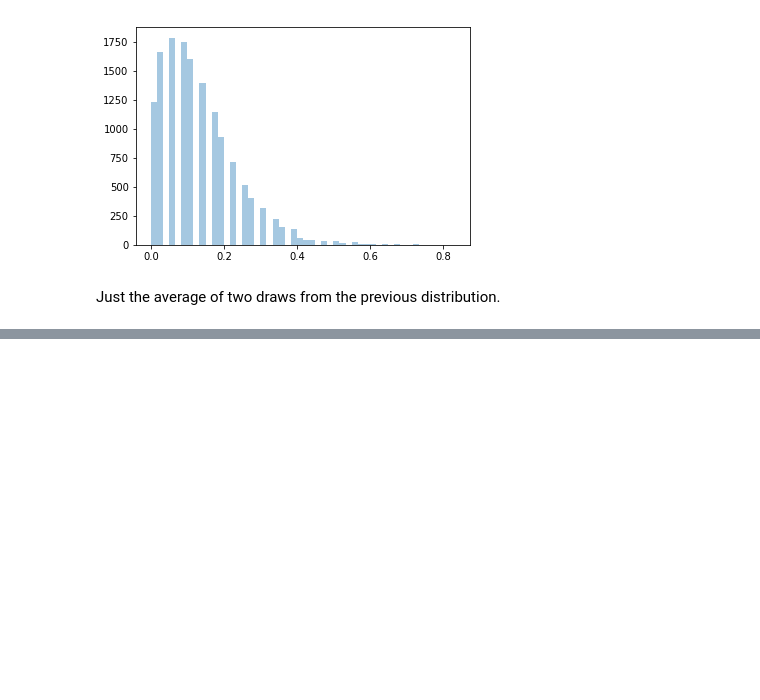
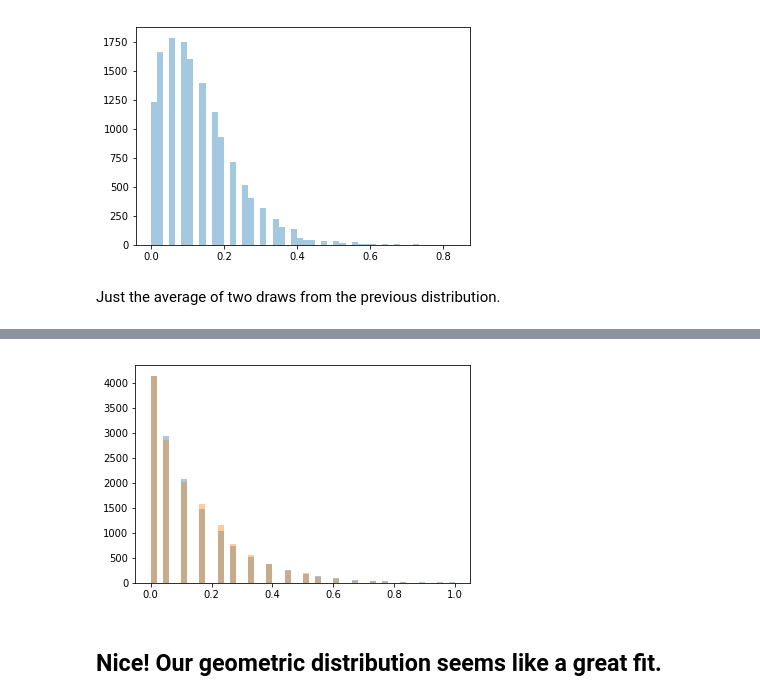
Before and after one commit to pmckenz1/giddy, a Jupyter notebook: notebooks/rf_compare.ipynb, the cells around one changed output, grey strips where cells are left out. Drawn from its saved outputs; the diff is of its cells as text; code cells hidden in the pictures; blank space fills up the shorter version.

```diff
--- a/notebooks/rf_compare.ipynb
+++ b/notebooks/rf_compare.ipynb
@@ -194,0 +216,20 @@ Just the average of two draws from the previous distribution.
+# %%
+# used trial and error for the p val... apparently no fit function?
+p=.2915085
+freqvals = []
+for i in range(19):
+    # predicted number of occurrences of discrete state under geometric distribution
+    freqvals.append(14226 * p*(1-p)**(i))
+# %%
+# "recreate" the dataset with predicted # occurrences
+full_list = []
+for idx, i in enumerate(np.unique(rf1arr[0])):
+    full_list.append(np.repeat(i,int(freqvals[idx])))
+# %%
+sns.distplot(np.hstack(full_list),kde=False,norm_hist=False)
+sns.distplot(rf1arr[0],kde = False,norm_hist=False)
+plt.show()
+# %% [output]
+[figure, added]
+# %% [markdown]
+## Nice! Our geometric distribution seems like a great fit.
```
Also changed, not shown: parts of 7 cells of this notebook.
